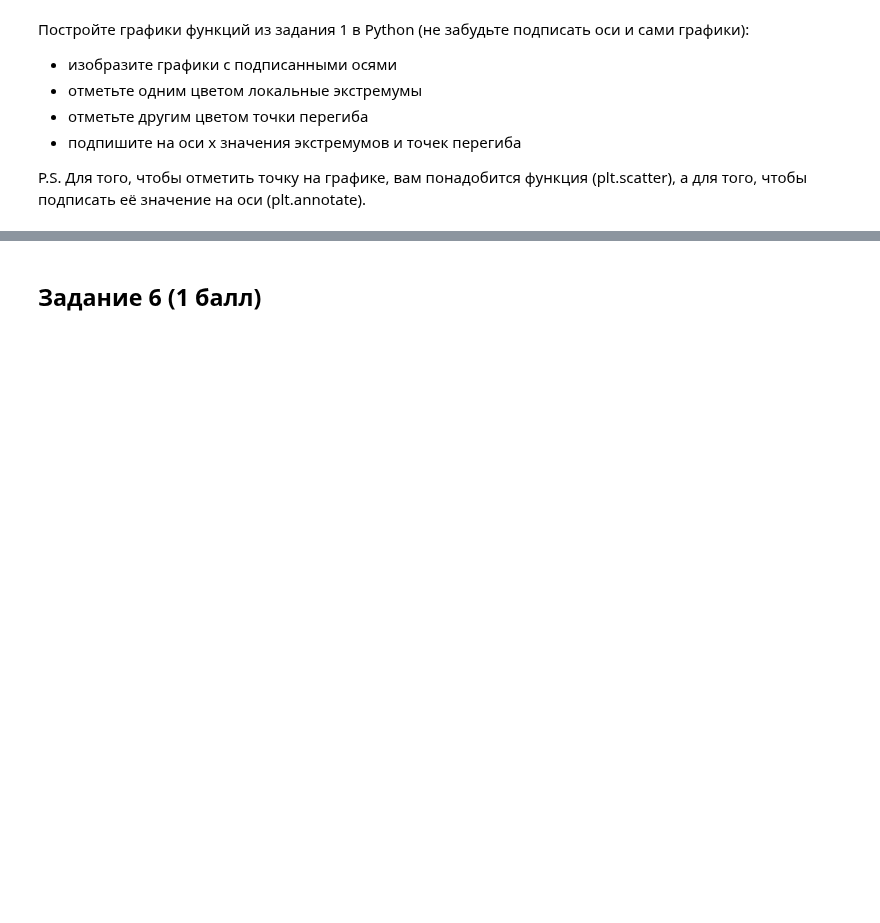
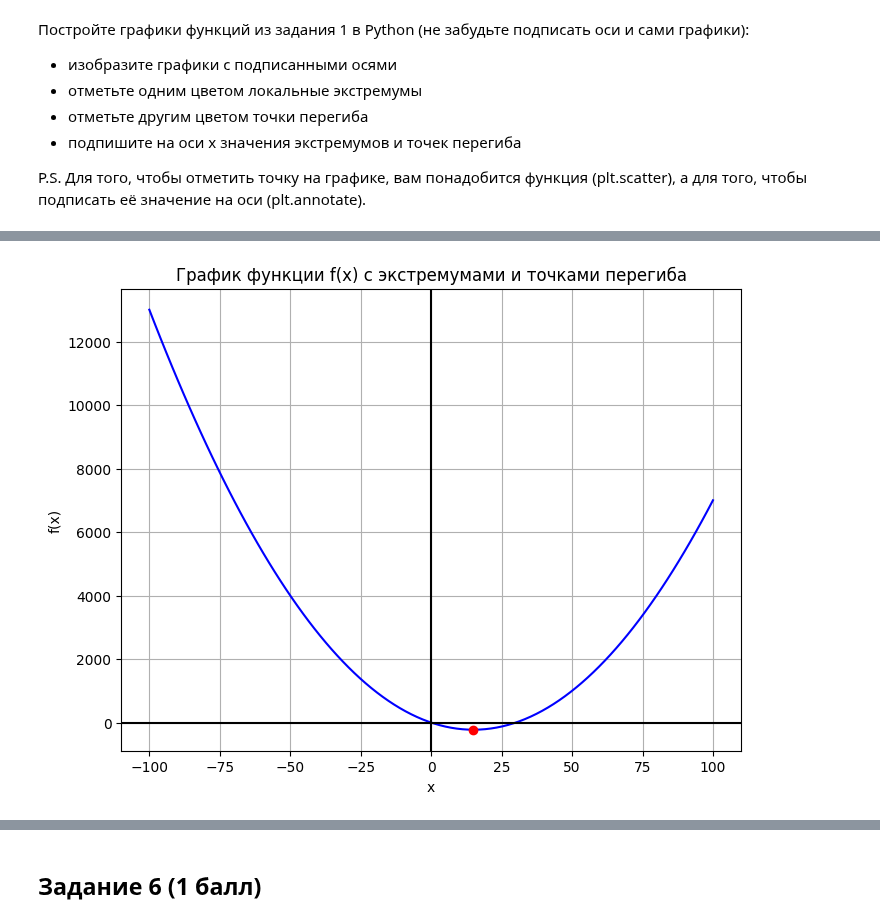
Before and after one commit to vasilyryabtsev/ml-hse-24-25, a Jupyter notebook: HW2_GD/ai_hw2_gd_base.ipynb, the cells around one changed output, grey strips where cells are left out. Saved outputs shown, nothing was run; the diff lists cells and outputs as text; code cells hidden in the pictures; blank space fills up the shorter version.

```diff
--- a/HW2_GD/ai_hw2_gd_base.ipynb
+++ b/HW2_GD/ai_hw2_gd_base.ipynb
@@ -193,0 +192,39 @@ P.S. Для того, чтобы отметить точку на графике
+# %%
+def xy_val(points):
+    '''
+    Возвращает два списка: список x координат и y координат.
+    '''
+    x_vals = []
+    y_vals = []
+
+    for point in points:
+        x_vals.append(point[0])
+        y_vals.append(point[1])
+
+    return x_vals, y_vals
+# %%
+import numpy as np
+import matplotlib.pyplot as plt
+
+def func(x_):
+    return x_ ** 2 - 30 * x_ + 1
+
+x_vals = np.linspace(-100, 100, 100)
+y_vals = func(x_vals)
+
+plt.figure(figsize=(8, 6))
+plt.plot(x_vals, y_vals, color='blue')
+
+plt.scatter(*xy_val(extr_points[f]), color='red', zorder=5)
+plt.scatter(*xy_val(inflection_points[f]), color='green', zorder=5)
+
+plt.xlabel('x')
+plt.ylabel('f(x)')
+plt.title('График функции f(x) c экстремумами и точками перегиба')
+plt.axhline(0, color='black')
+plt.axvline(0, color='black')
+plt.grid()
+
+plt.show()
+# %% [output]
+[figure, added]
```
Also changed, not shown: parts of 4 cells of this notebook.
